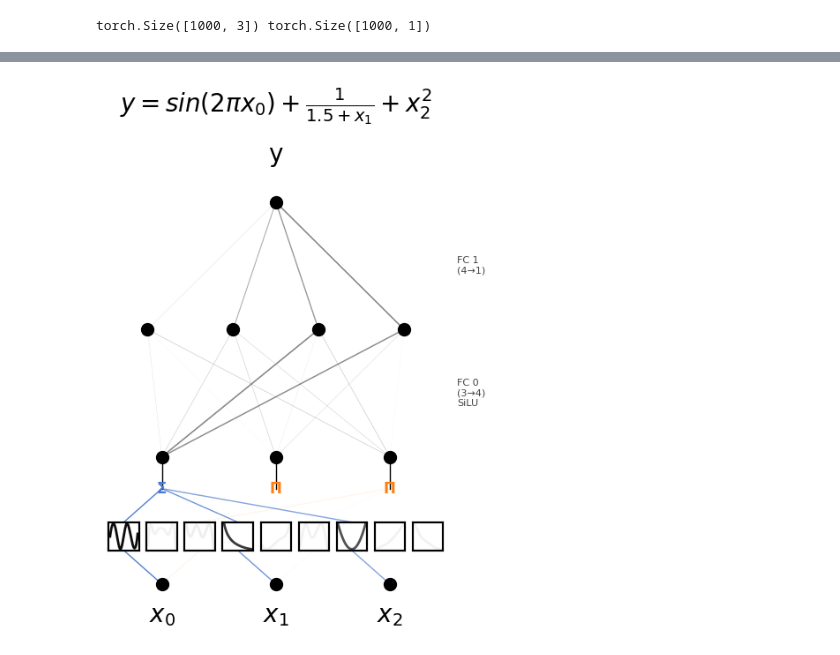
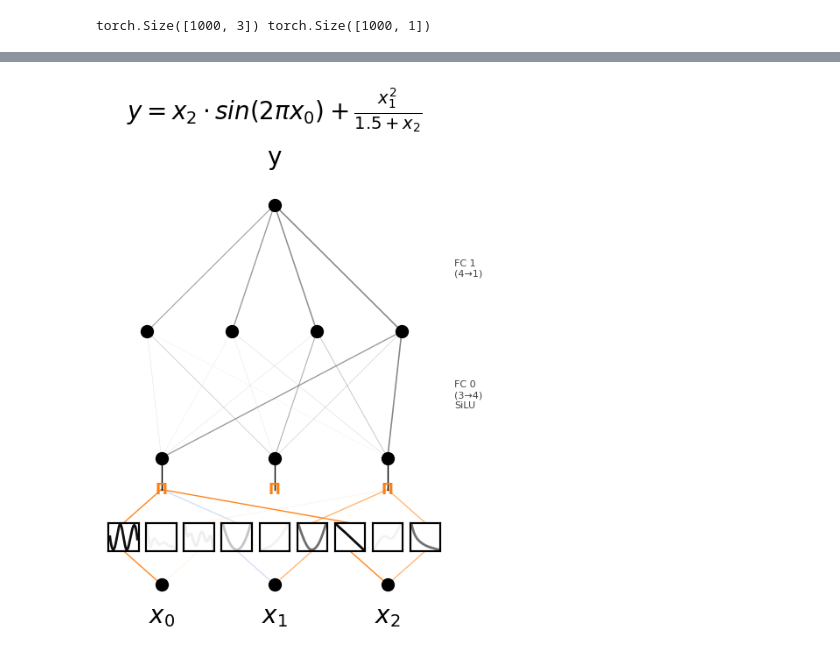
Before and after one commit to shdaig/NexusAriadne, a Jupyter notebook: lokan_sr_staged_regression.ipynb, the cells around one changed output, grey strips where cells are left out. Drawn from its saved outputs; the diff is of its cells as text; code cells hidden in the pictures.

```diff
--- a/lokan_sr_staged_regression.ipynb
+++ b/lokan_sr_staged_regression.ipynb
@@ -727,7 +727,7 @@ torch.Size([1000, 3]) torch.Size([1000, 1])
 # %%
 lokan = loKAN(
     width=[3, 3], grid=5, k=3,
-    grid_range=[0.1, 1.0], device=device,
+    grid_range=[-1.0, 1.0], device=device,
 )
 fc = nn.Sequential(
     nn.Linear(3, 4), nn.SiLU(),
@@ -762,10 +762,10 @@ Epoch [ 120/120]  train=0.001608  test_acc=0.0000  tau=0.100  λ=1.0000  grid=5
 # %%
 plot_nexus_network(
             lokan,
             fc,
-            title=r'$y = sin (2 \pi x_0) + \frac{1}{1.5 + x_1} + x_2^2$',
+            title=r'$y = x_2 \cdot sin (2 \pi x_0) + \frac{x_1^2}{1.5 + x_2}$',
             in_vars=[r'$x_0$', r'$x_1$', r'$x_2$'],
             out_vars=["y"]
         )
 # %% [output]
-[figure, old version]
+[figure, new version]
```
Also changed, not shown: parts of 14 cells of this notebook.
